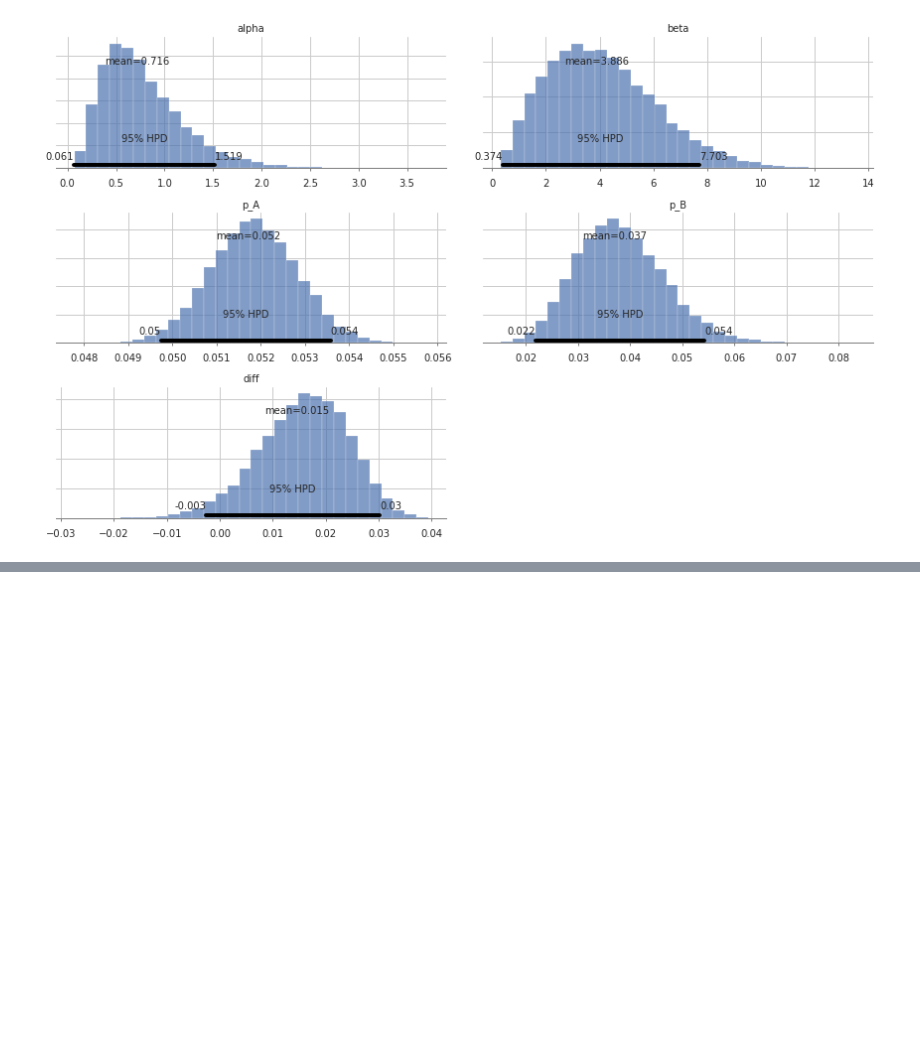
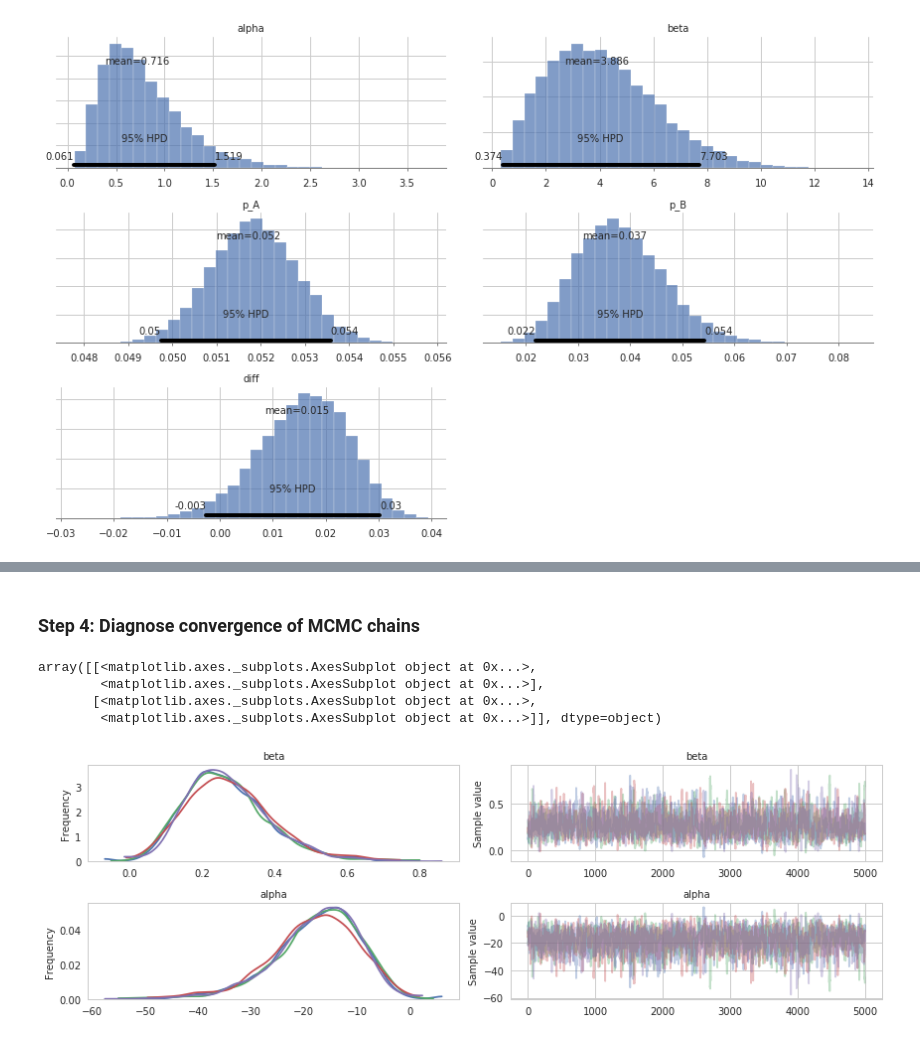
Before and after one commit to Emaasit/learning-pymc3, a Jupyter notebook: bm4h/ch02_more_pymc.ipynb, the cells around one changed output, grey strips where cells are left out. Drawn from its saved outputs; the diff is of its cells as text; code cells hidden in the pictures; blank space fills up the shorter version.

```diff
--- a/bm4h/ch02_more_pymc.ipynb
+++ b/bm4h/ch02_more_pymc.ipynb
@@ -202,0 +243,3 @@ array([<matplotlib.axes._subplots.AxesSubplot object at 0x...>,
+# %%
+temp = data["Temperature"]
+damage = data["Damage Incident"]
@@ -202,0 +248,13 @@ array([<matplotlib.axes._subplots.AxesSubplot object at 0x...>,
+# %%
+with pm.Model() as model:
+
+    # specify the prior
+    beta = pm.Normal("beta", mu = 0, tau = 0.001)
+    alpha = pm.Normal("alpha", mu = 0, tau = 0.001)
+    p = pm.Deterministic("p", 1.0/(1.0 + tt.exp(beta * temp + alpha)))
+
+    # specify the likelihood
+    obs = pm.Bernoulli("obs", p = p, observed = damage)
+
+    # simulate data from model
+    simulated_obs = pm.Bernoulli("simulated_obs", p = p, shape = p.tag.test_value.shape)
@@ -202,0 +269,10 @@ array([<matplotlib.axes._subplots.AxesSubplot object at 0x...>,
+# %% [markdown]
+### Step 4: Diagnose convergence of MCMC chains
+# %%
+pm.traceplot(posterior, varnames = ["beta", "alpha"])
+# %% [output]
+array([[<matplotlib.axes._subplots.AxesSubplot object at 0x...>,
+        <matplotlib.axes._subplots.AxesSubplot object at 0x...>],
+       [<matplotlib.axes._subplots.AxesSubplot object at 0x...>,
+        <matplotlib.axes._subplots.AxesSubplot object at 0x...>]], dtype=object)
+[figure, added]
```
Also changed, not shown: parts of 21 cells of this notebook, 2 other files.
